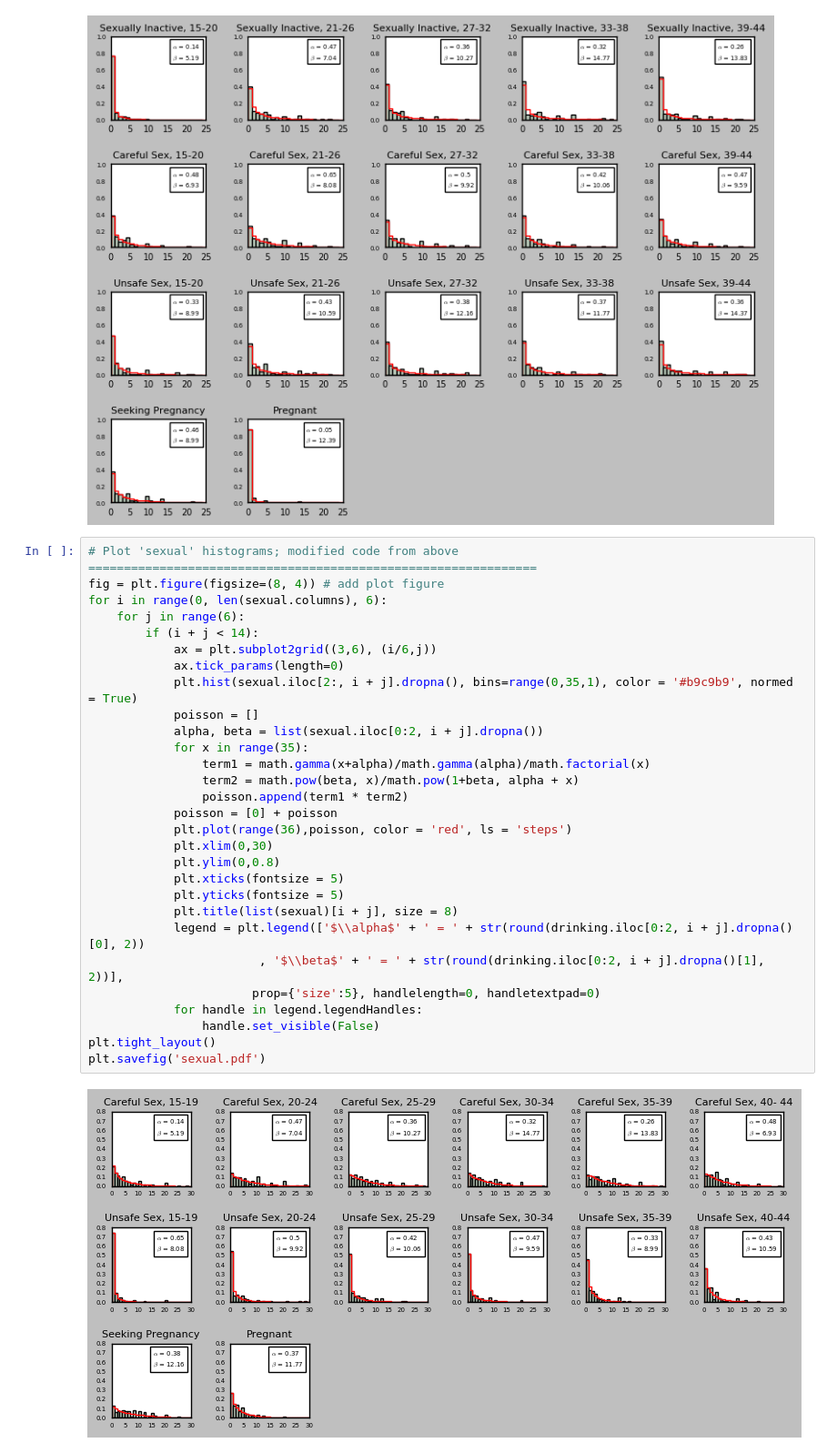
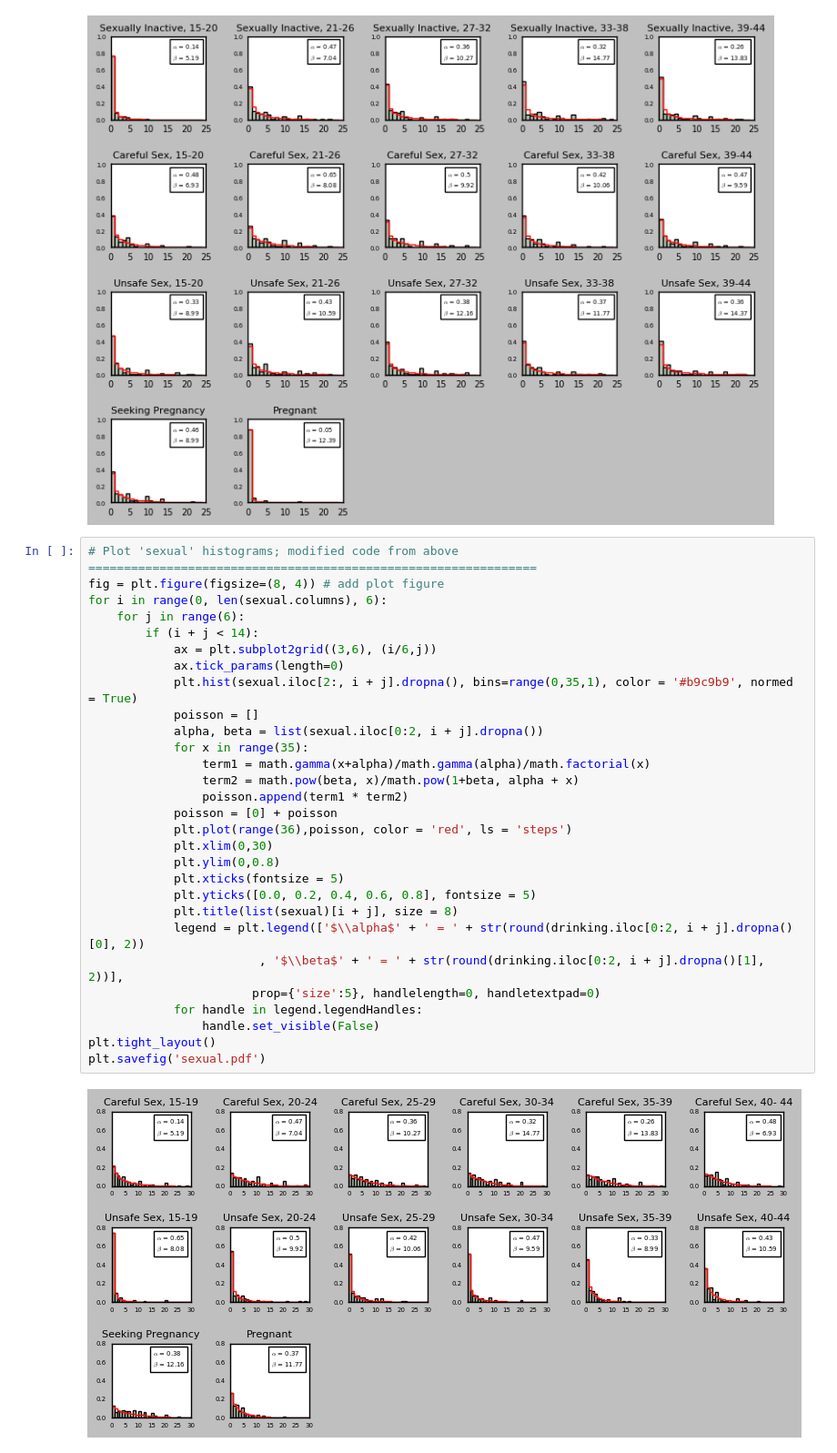
Before and after one commit to rezayas/SimulationDataVisualization, a Jupyter notebook: 16. Safe Sex Histograms/16. Safe Sex Histograms.ipynb, the cells around one changed output. Shown at 91% size. Cells and saved outputs as stored; diff of their text form.

```diff
--- a/16. Safe Sex Histograms/16. Safe Sex Histograms.ipynb
+++ b/16. Safe Sex Histograms/16. Safe Sex Histograms.ipynb
@@ -46,31 +46,31 @@ plt.savefig('drinking.pdf')
 # %%
 # Plot 'sexual' histograms; modified code from above ===============================================================
 fig = plt.figure(figsize=(8, 4)) # add plot figure
 for i in range(0, len(sexual.columns), 6):
     for j in range(6):
         if (i + j < 14):
             ax = plt.subplot2grid((3,6), (i/6,j))
             ax.tick_params(length=0)
             plt.hist(sexual.iloc[2:, i + j].dropna(), bins=range(0,35,1), color = '#b9c9b9', normed = True)
             poisson = []
             alpha, beta = list(sexual.iloc[0:2, i + j].dropna())
             for x in range(35):
                 term1 = math.gamma(x+alpha)/math.gamma(alpha)/math.factorial(x)
                 term2 = math.pow(beta, x)/math.pow(1+beta, alpha + x)
                 poisson.append(term1 * term2)
             poisson = [0] + poisson
             plt.plot(range(36),poisson, color = 'red', ls = 'steps')
             plt.xlim(0,30)
             plt.ylim(0,0.8)
             plt.xticks(fontsize = 5)
-            plt.yticks(fontsize = 5)
+            plt.yticks([0.0, 0.2, 0.4, 0.6, 0.8], fontsize = 5)
             plt.title(list(sexual)[i + j], size = 8)
             legend = plt.legend(['$\\alpha$' + ' = ' + str(round(drinking.iloc[0:2, i + j].dropna()[0], 2))
                         , '$\\beta$' + ' = ' + str(round(drinking.iloc[0:2, i + j].dropna()[1], 2))],
                        prop={'size':5}, handlelength=0, handletextpad=0)
             for handle in legend.legendHandles:
                 handle.set_visible(False)
 plt.tight_layout()
 plt.savefig('sexual.pdf')
 # %% [output]
-[figure, old version]
+[figure, new version]
```
Also changed, not shown: 3 other files.
